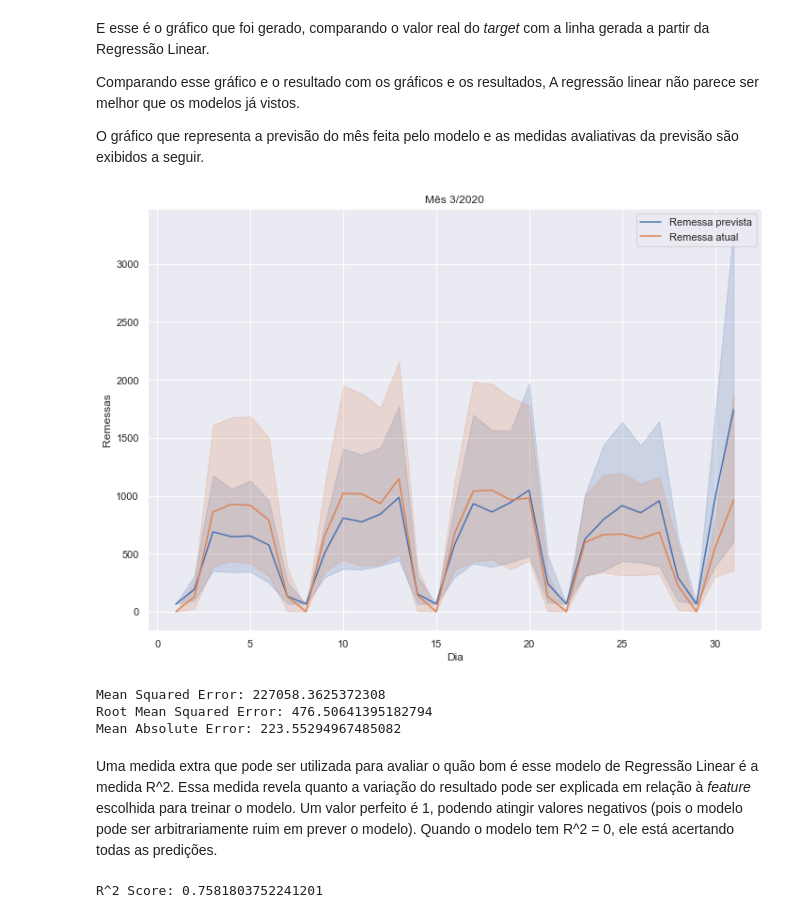
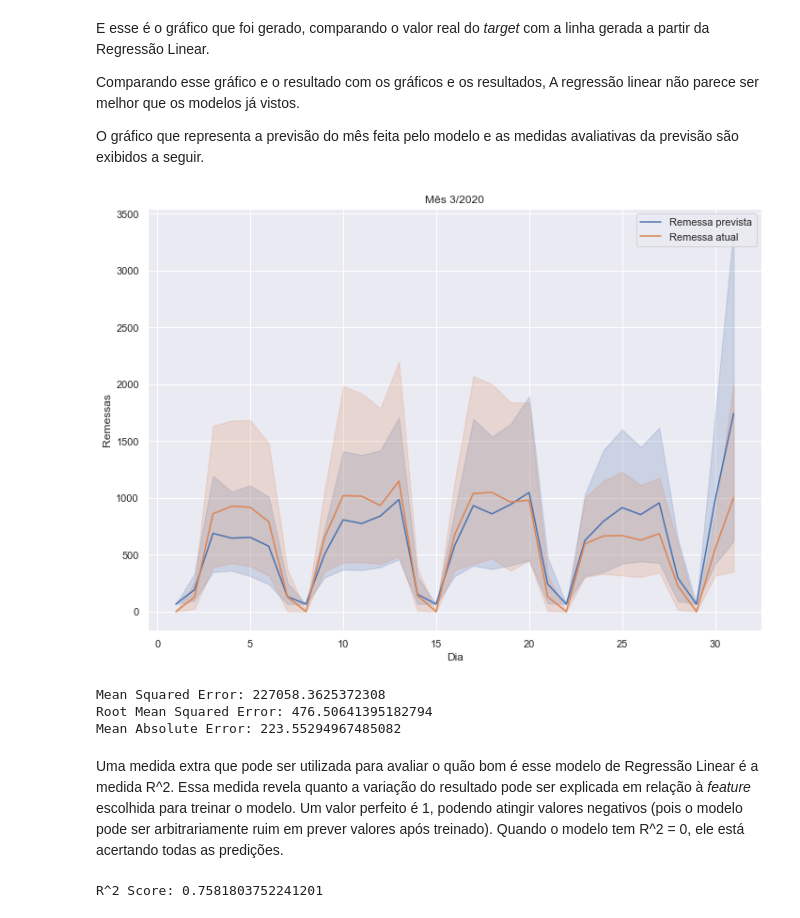
Before and after one commit to G-Moraes/case-plannera, a Jupyter notebook: main.ipynb, the cells around one changed output. Cells and saved outputs as stored; diff of their text form; code cells hidden in the pictures.

```diff
--- a/main.ipynb
+++ b/main.ipynb
@@ -303,25 +272,17 @@ Comparando esse gráfico e o resultado com os gráficos e os resultados, A regre
 
 O gráfico que representa a previsão do mês feita pelo modelo e as medidas avaliativas da previsão são exibidos a seguir.
 # %%
-gerarGraficoMensal(X_treino, X_teste, y_treino, y_teste, resultadoLR, comecoMes = 0, fimMes = X_teste.shape[0], saveImage = True, name = 'LR mensal')
+gerarGraficoMensal(X_treino, X_teste, y_teste, resultadoLR, comecoMes = 0, saveImage = True, nome = 'LR mensal')
 # %% [output]
-[figure, old version]
+[figure, new version]
-# %%
-MSerrorLR = mean_squared_error(y_teste, resultadoLR)
-
-RMSerrorLR = mean_squared_error(y_teste, resultadoLR, squared = False)
-
-MAerrorLR = mean_absolute_error(y_teste, resultadoLR)
-
-print('Mean Squared Error: {}'.format(MSerrorLR))
-print('Root Mean Squared Error: {}'.format(RMSerrorLR))
-print('Mean Absolute Error: {}'.format(MAerrorLR))
-# %% [output]
-Mean Squared Error: 227058.3625372308
-Root Mean Squared Error: 476.50641395182794
-Mean Absolute Error: 223.55294967485082
+# %%
+gerarMetricaGeral(y_teste, resultadoLR)
+# %% [output]
+Mean Squared Error: 227058.3625372308
+Root Mean Squared Error: 476.50641395182794
+Mean Absolute Error: 223.55294967485082
 # %% [markdown]
-Uma medida extra que pode ser utilizada para avaliar o quão bom é esse modelo de Regressão Linear é a medida R^2. Essa medida revela quanto a variação do resultado pode ser explicada em relação à *feature* escolhida para treinar o modelo. Um valor perfeito é 1, podendo atingir valores negativos (pois o modelo pode ser arbitrariamente ruim em prever o modelo). Quando o modelo tem R^2 = 0, ele está acertando todas as predições.
+Uma medida extra que pode ser utilizada para avaliar o quão bom é esse modelo de Regressão Linear é a medida R^2. Essa medida revela quanto a variação do resultado pode ser explicada em relação à *feature* escolhida para treinar o modelo. Um valor perfeito é 1, podendo atingir valores negativos (pois o modelo pode ser arbitrariamente ruim em prever valores após treinado). Quando o modelo tem R^2 = 0, ele está acertando todas as predições.
 # %%
 r2LR = r2_score(y_teste, resultadoLR)
 
```
Also changed, not shown: parts of 101 cells of this notebook, 7 other files.
